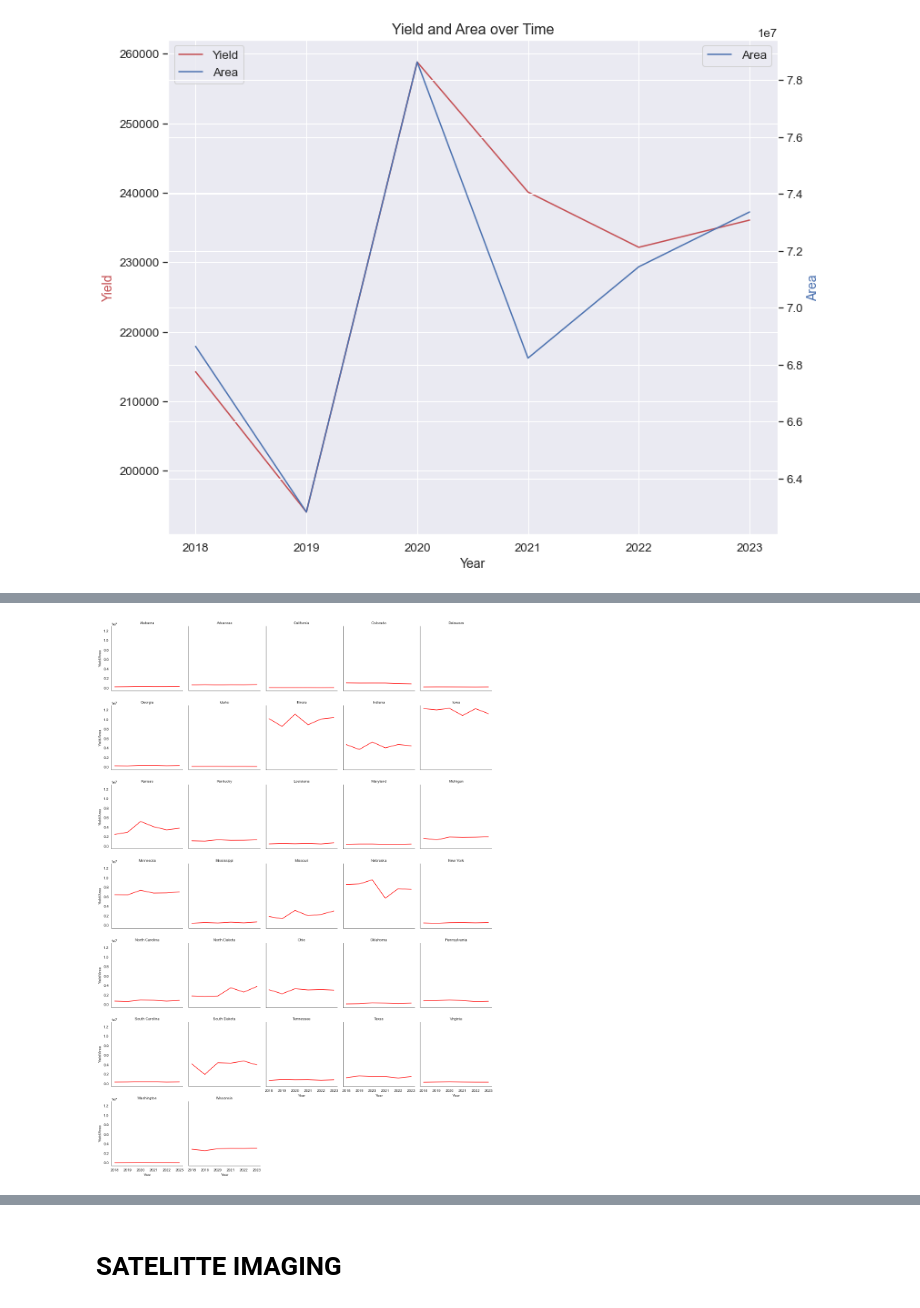
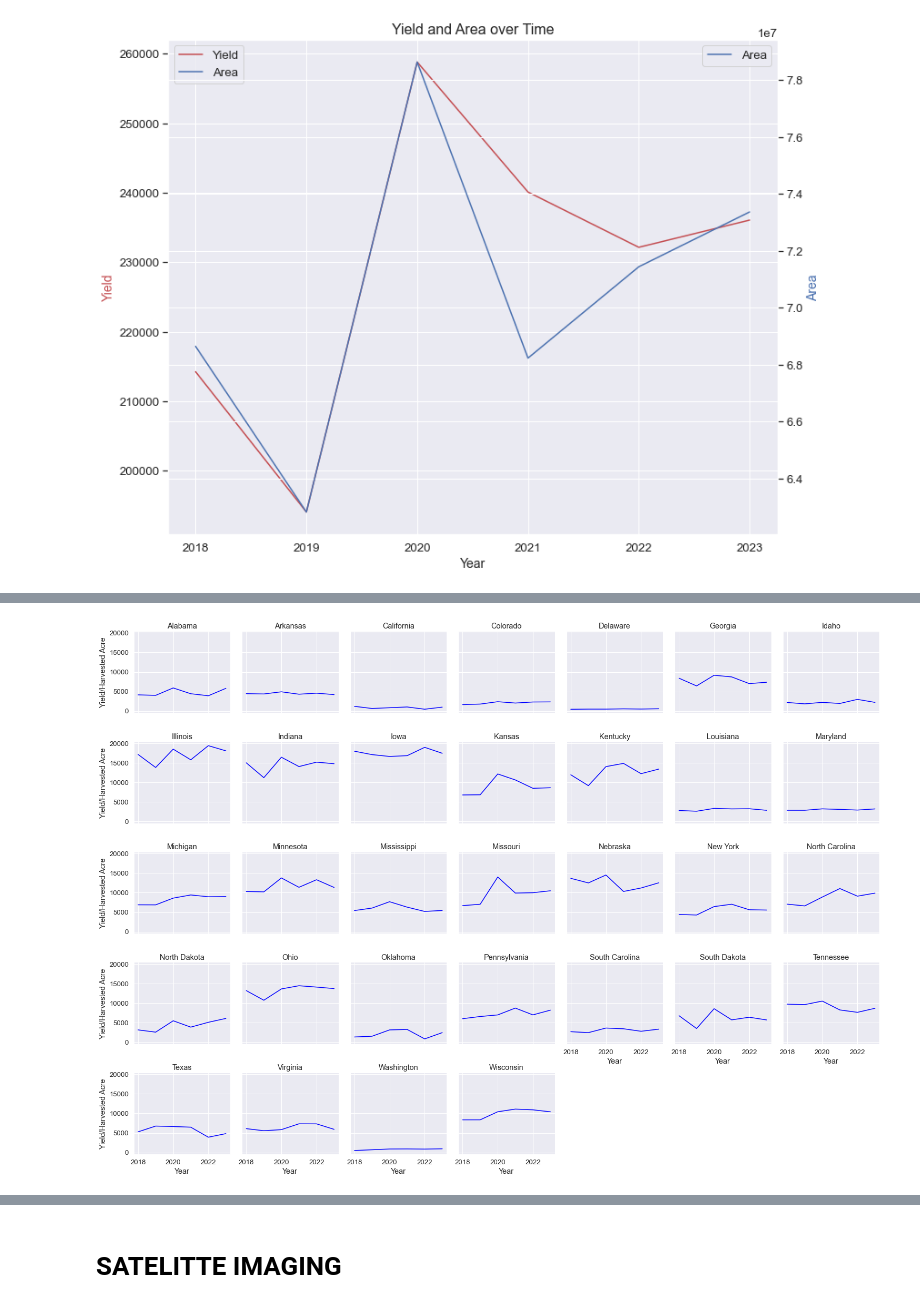
Before and after one commit to kayweeee/cds-corn-prediction, a Jupyter notebook: earthengine.ipynb, the cells around one changed output, grey strips where cells are left out. Cells and saved outputs as stored; diff of their text form; code cells hidden in the pictures.

Commit message:
add data viz

```diff
--- a/earthengine.ipynb
+++ b/earthengine.ipynb
@@ -105,0 +118,15 @@ df_state.head()
+# %%
+sns.set(font_scale=1.2)
+
+# Create figure and axis objects
+fig, ax = plt.subplots(figsize=(12, 10))
+
+# Plot the lines
+sns.barplot(data=df_viz, x='YEAR', y='TOTAL_YIELD', color="r", ax=ax)
+
+# Set labels and titles
+ax.set_ylabel('Total Yield in BU', fontsize=14)
+ax.set_xlabel('Year', fontsize=14)
+
+# Show plot
+plt.show()
@@ -106,5 +135,7 @@ df_state.head()
 # %%
+df_state = df.groupby(by=["STATE_FIPS", "YEAR"])[["YIELD", "AREA", "TOTAL_YIELD"]].sum().reset_index()
 
+# convert fips to state names
 fips_to_state = {
     1: 'Alabama',
     2: 'Alaska',
@@ -175,18 +223,18 @@ df_state.head()
 # %%
-g = sns.FacetGrid(df_state, col="STATE", col_wrap=5, height=3)
+g = sns.FacetGrid(df_state, col="STATE", col_wrap=7, height=3)
 
 # Map plots onto the grid
-# g.map(sns.lineplot, "YEAR", "YIELD", color='blue')
-g.map(sns.lineplot, "YEAR", "AREA", color='red')
+g.map(sns.lineplot, "YEAR", "YIELD", color='blue')
+# g.map(sns.lineplot, "YEAR", "AREA", color='blue')
 
 # Add labels and titles
-g.set_axis_labels("Year", "Yield/Area")
+g.set_axis_labels("Year", "Yield/Harvested Acre")
 g.set_titles("{col_name}")
 
 # Adjust layout
 plt.tight_layout()
 
 # Show the plot
 plt.show()
 # %% [output]
-[figure, old version]
+[figure, new version]
```
Also changed, not shown: parts of 19 cells of this notebook, 1 other file.
